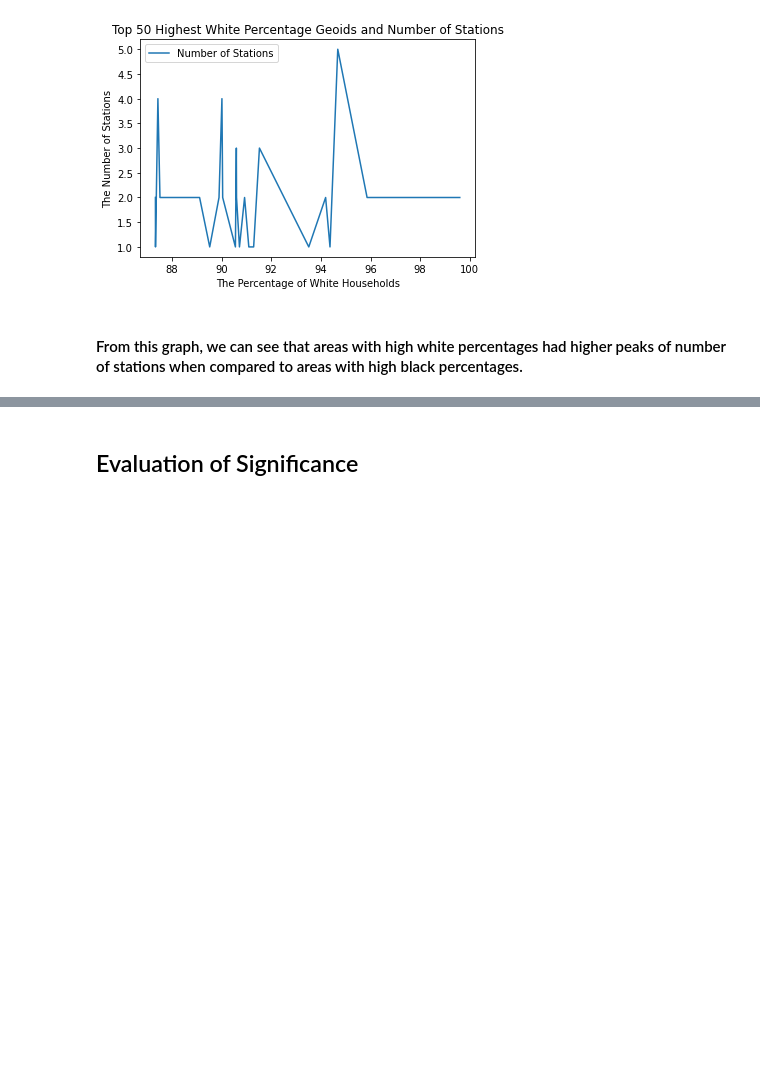
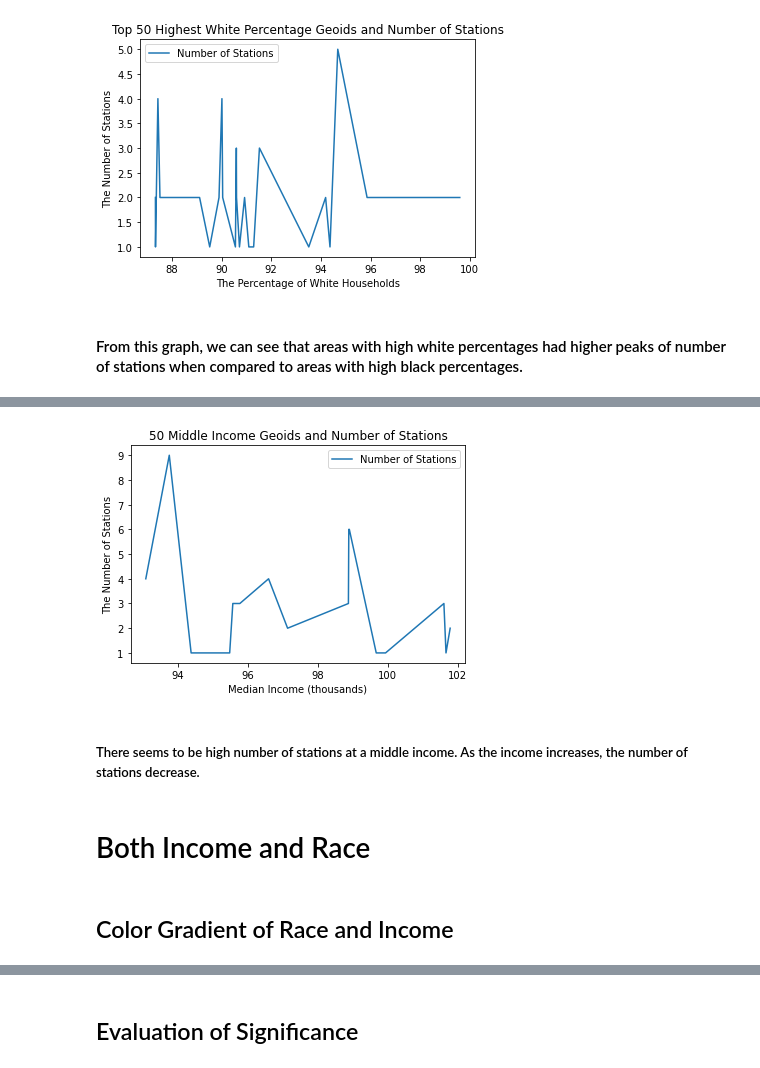
Before and after one commit to shljessie/INFO-2950, a Jupyter notebook: project_phase_submissions/phase4.ipynb, the cells around one changed output, grey strips where cells are left out. Drawn from its saved outputs; the diff is of its cells as text; code cells hidden in the pictures; blank space fills up the shorter version.

```diff
--- a/project_phase_submissions/phase4.ipynb
+++ b/project_phase_submissions/phase4.ipynb
@@ -1043,0 +1032,5 @@ plt.show()
+# %%
+temp_middle_income= total_cmbnd.sort_values(by ='2017 median income')
+temp_middle_income = temp_middle_income[375:425]
+temp_middle_income.reset_index()
+temp_middle_income[:1]
@@ -1043,0 +1042,15 @@ plt.show()
+# %%
+plt.plot(temp_middle_income['2017 median income']/1000, temp_middle_income['num_stations'], label ="Number of Stations")
+plt.legend()
+plt.xlabel("Median Income (thousands)")
+plt.ylabel("The Number of Stations")
+plt.title("50 Middle Income Geoids and Number of Stations")
+plt.show()
+# %% [output]
+[figure, added]
+# %% [markdown]
+##### There seems to be high number of stations at a middle income. As the income increases, the number of stations decrease.
+# %% [markdown]
+# Both Income and Race
+# %% [markdown]
+## Color Gradient of Race and Income
```
Also changed, not shown: parts of 34 cells of this notebook, 1 other file.
